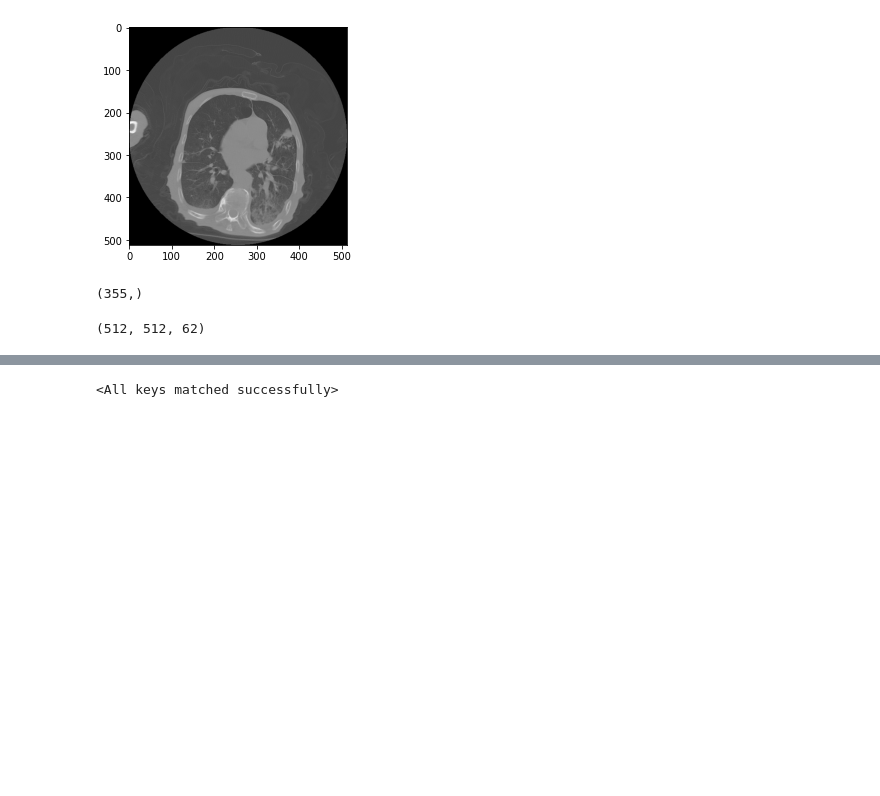
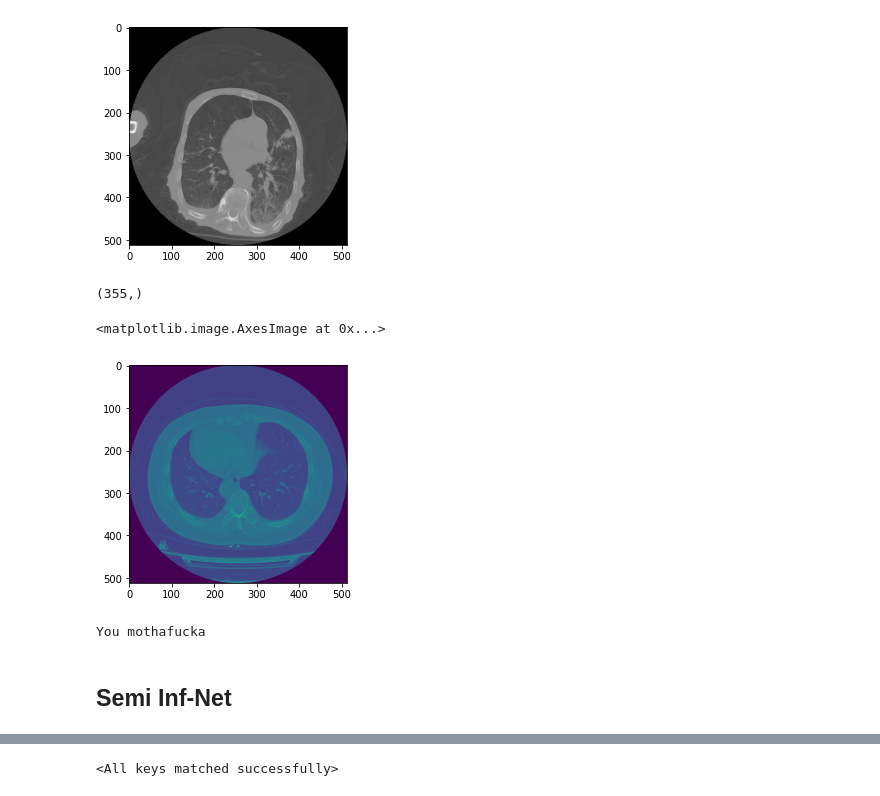
Before and after one commit to Timothy102/ct-ris, a Jupyter notebook: Do.ipynb, the cells around one changed output, grey strips where cells are left out. Cells and saved outputs as stored; diff of their text form; code cells hidden in the pictures; blank space fills up the shorter version.

```diff
--- a/Do.ipynb
+++ b/Do.ipynb
@@ -96,9 +94,3 @@ def gen(path = train_path):
             yield np.array(scan.dataobj)
         except StopIteration:
             break;
-# %%
-g = gen()
-n = next(g)
-n.shape
-# %% [output]
-(512, 512, 62)
@@ -104,0 +99,14 @@ n.shape
+# %%
+n = next(g)
+n = n.astype('float32')
+# %%
+plt.imshow(np.rot90(n[:,:,23], k = 3))
+# %% [output]
+<matplotlib.image.AxesImage at 0x...>
+[figure, added]
+# %%
+print("You mothafucka")
+# %% [output]
+You mothafucka
+# %% [markdown]
+## Semi Inf-Net
```
Also changed, not shown: parts of 95 cells of this notebook, 3 other files.
